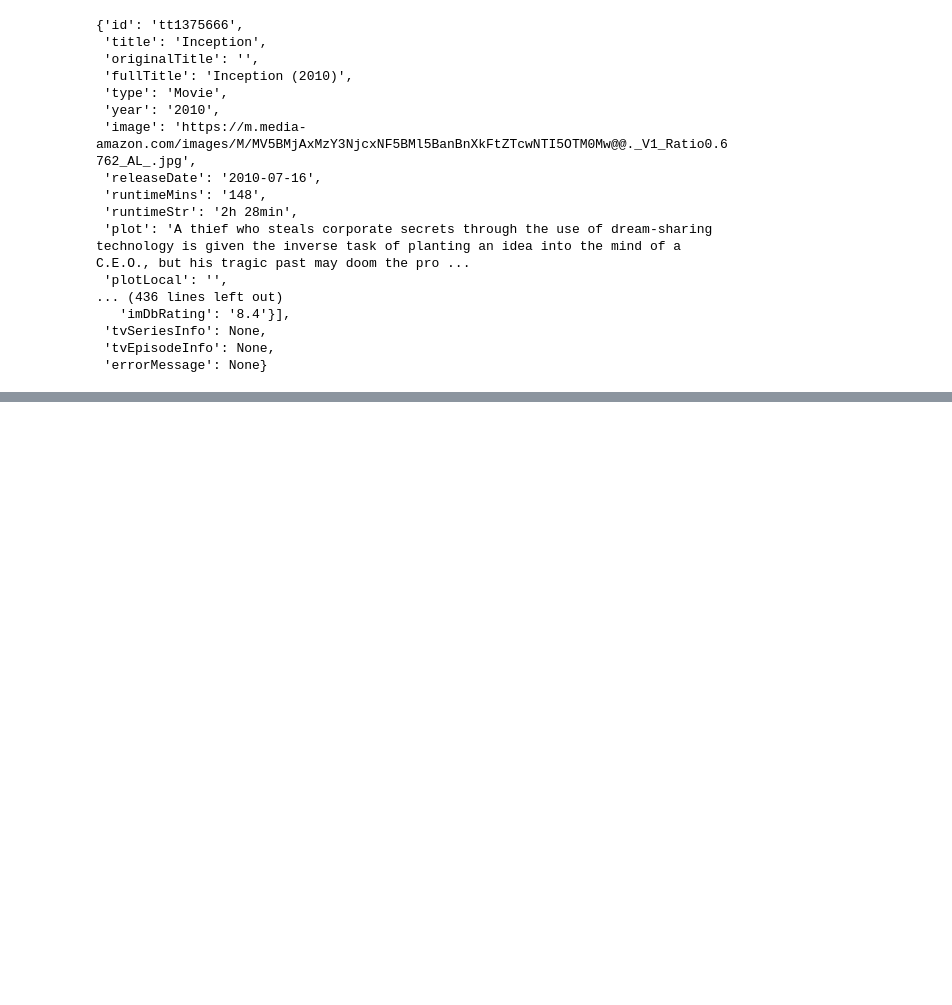
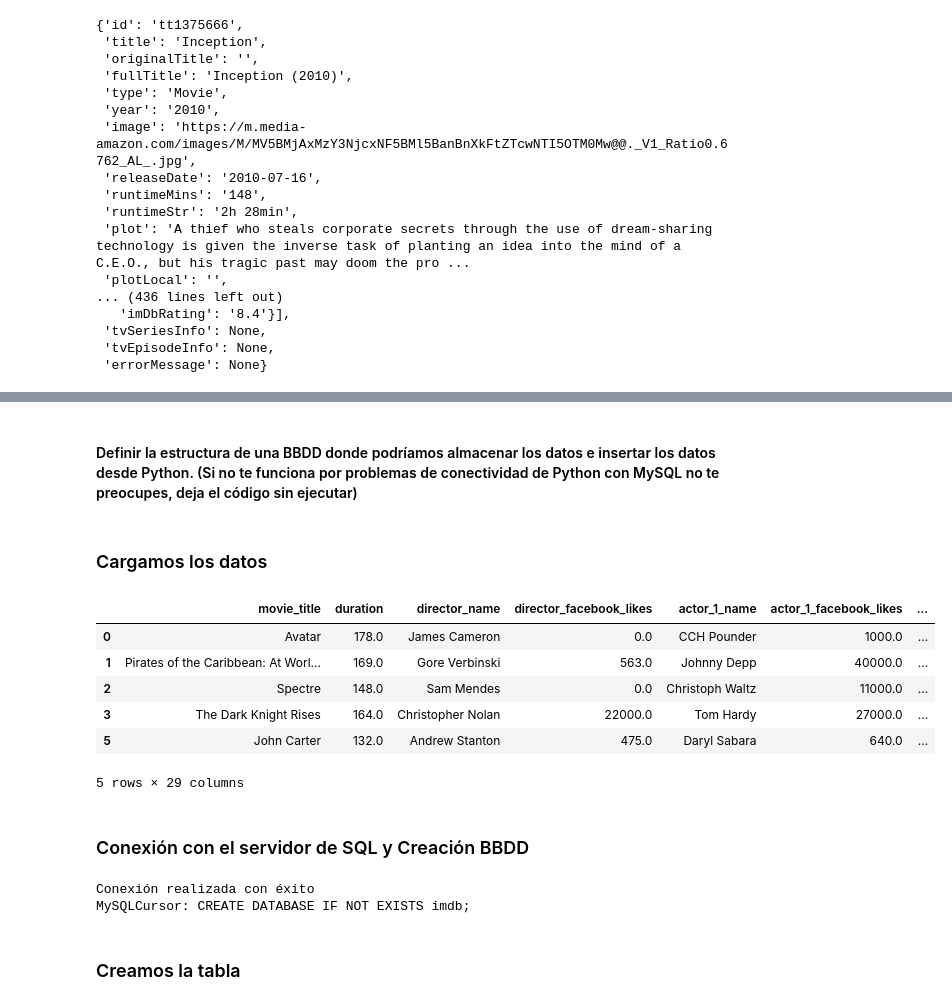
Before and after one commit to antoanela31/ETL-EDA-antoanela, a Jupyter notebook: ETl.ipynb, the cells around one changed output, grey strips where cells are left out. Saved outputs shown, nothing was run; the diff lists cells and outputs as text; code cells hidden in the pictures; blank space fills up the shorter version.

```diff
--- a/ETl.ipynb
+++ b/ETl.ipynb
@@ -73,0 +97,17 @@ La peticion se ha realizado correctamente, se ha devuelto el código de estado:
+# %% [markdown]
+#### Definir la estructura de una BBDD  donde podríamos almacenar los datos e insertar los datos desde Python. (Si no te funciona por problemas de conectividad de Python con MySQL no te preocupes, deja el código sin ejecutar)
+# %% [markdown]
+### Cargamos los datos
+# %%
+df= pd.read_csv(r'C:\Users\antoa\Desktop\ADALAB\reevaluacion\reevaluacion-modulo2-da-promo-b-nombre_antoanela\df_eda_limpieza.csv', index_col= 0)
+df.head()
+# %% [output]
+|  | movie_title | duration | director_name | director_facebook_likes | actor_1_name | actor_1_facebook_likes | ... |
+| 0 | Avatar | 178.0 | James Cameron | 0.0 | CCH Pounder | 1000.0 | ... |
+| 1 | Pirates of the Caribbean: At Worl... | 169.0 | Gore Verbinski | 563.0 | Johnny Depp | 40000.0 | ... |
+| 2 | Spectre | 148.0 | Sam Mendes | 0.0 | Christoph Waltz | 11000.0 | ... |
+| 3 | The Dark Knight Rises | 164.0 | Christopher Nolan | 22000.0 | Tom Hardy | 27000.0 | ... |
+| 5 | John Carter | 132.0 | Andrew Stanton | 475.0 | Daryl Sabara | 640.0 | ... |
+5 rows × 29 columns
+# %% [markdown]
+### Conexión con el servidor de SQL y Creación BBDD
@@ -73,0 +134,8 @@ La peticion se ha realizado correctamente, se ha devuelto el código de estado:
+# %%
+#creamos nuestra base de datos
+mydb = crear_bbdd("imdb")
+# %% [output]
+Conexión realizada con éxito
+MySQLCursor: CREATE DATABASE IF NOT EXISTS imdb;
+# %% [markdown]
+### Creamos la tabla
```
Also changed, not shown: parts of 24 cells of this notebook, 5 other files.
